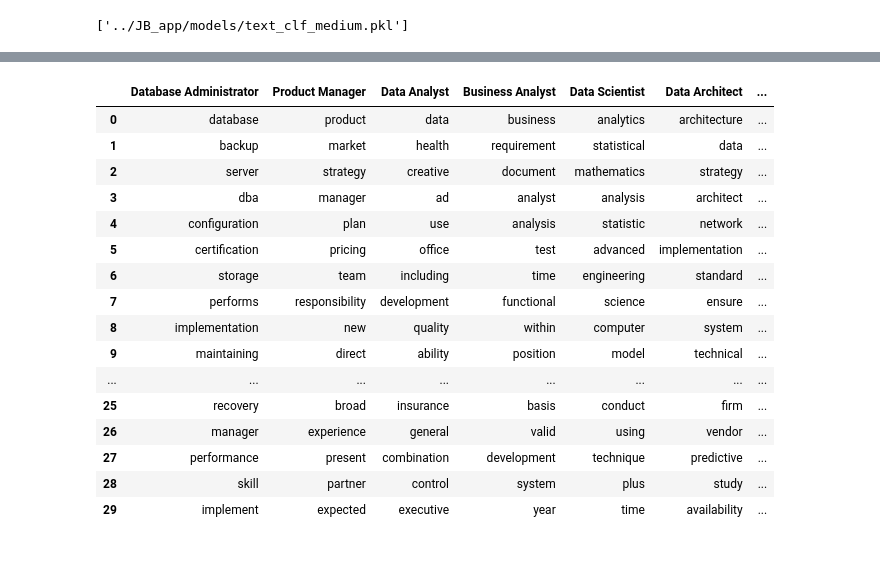
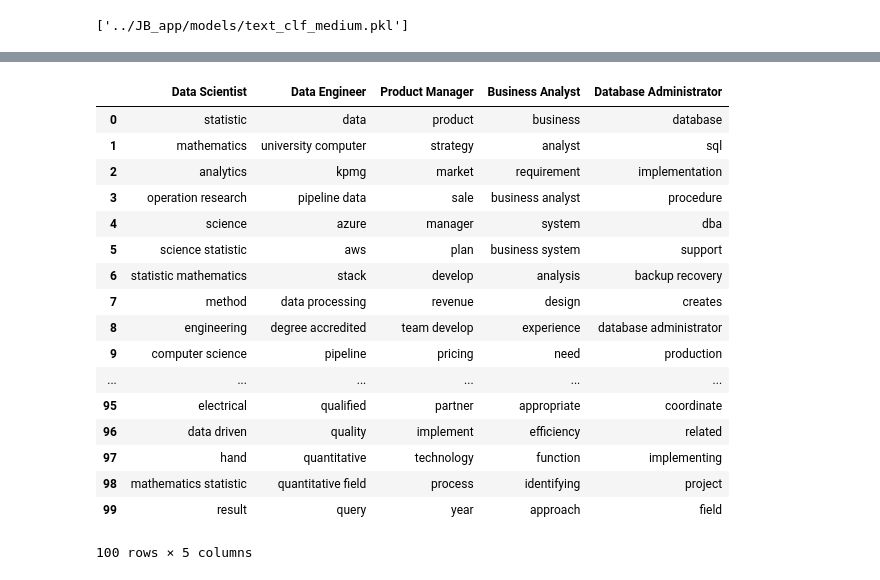
Before and after one commit to JadeYu/JoBreaker, a Jupyter notebook: analyses/Building_pipeline.ipynb, the cells around one changed output, grey strips where cells are left out. Saved outputs shown, nothing was run; the diff lists cells and outputs as text; code cells hidden in the pictures.

```diff
--- a/analyses/Building_pipeline.ipynb
+++ b/analyses/Building_pipeline.ipynb
@@ -236,22 +221,23 @@ keywords.to_csv("../JB_app/keywords_all_30.csv")
 # %%
-keywords = pd.read_csv("../JB_app/keywords_all_30.csv", index_col=0)
+keywords = pd.read_csv("../JB_app/keywords_medium_100.csv", index_col=0)
 keywords
 # %% [output]
-|  | Database Administrator | Product Manager | Data Analyst | Business Analyst | Data Scientist | Data Architect | ... |
-| 0 | database | product | data | business | analytics | architecture | ... |
-| 1 | backup | market | health | requirement | statistical | data | ... |
-| 2 | server | strategy | creative | document | mathematics | strategy | ... |
-| 3 | dba | manager | ad | analyst | analysis | architect | ... |
-| 4 | configuration | plan | use | analysis | statistic | network | ... |
-| 5 | certification | pricing | office | test | advanced | implementation | ... |
-| 6 | storage | team | including | time | engineering | standard | ... |
-| 7 | performs | responsibility | development | functional | science | ensure | ... |
-| 8 | implementation | new | quality | within | computer | system | ... |
-| 9 | maintaining | direct | ability | position | model | technical | ... |
-| ... | ... | ... | ... | ... | ... | ... | ... |
-| 25 | recovery | broad | insurance | basis | conduct | firm | ... |
-| 26 | manager | experience | general | valid | using | vendor | ... |
-| 27 | performance | present | combination | development | technique | predictive | ... |
-| 28 | skill | partner | control | system | plus | study | ... |
-| 29 | implement | expected | executive | year | time | availability | ... |
+|  | Data Scientist | Data Engineer | Product Manager | Business Analyst | Database Administrator |
+| 0 | statistic | data | product | business | database |
+| 1 | mathematics | university computer | strategy | analyst | sql |
+| 2 | analytics | kpmg | market | requirement | implementation |
+| 3 | operation research | pipeline data | sale | business analyst | procedure |
+| 4 | science | azure | manager | system | dba |
+| 5 | science statistic | aws | plan | business system | support |
+| 6 | statistic mathematics | stack | develop | analysis | backup recovery |
+| 7 | method | data processing | revenue | design | creates |
+| 8 | engineering | degree accredited | team develop | experience | database administrator |
+| 9 | computer science | pipeline | pricing | need | production |
+| ... | ... | ... | ... | ... | ... |
+| 95 | electrical | qualified | partner | appropriate | coordinate |
+| 96 | data driven | quality | implement | efficiency | related |
+| 97 | hand | quantitative | technology | function | implementing |
+| 98 | mathematics statistic | quantitative field | process | identifying | project |
+| 99 | result | query | year | approach | field |
+100 rows × 5 columns
 # %%
```
Also changed, not shown: parts of 19 cells of this notebook, 44 other files.
